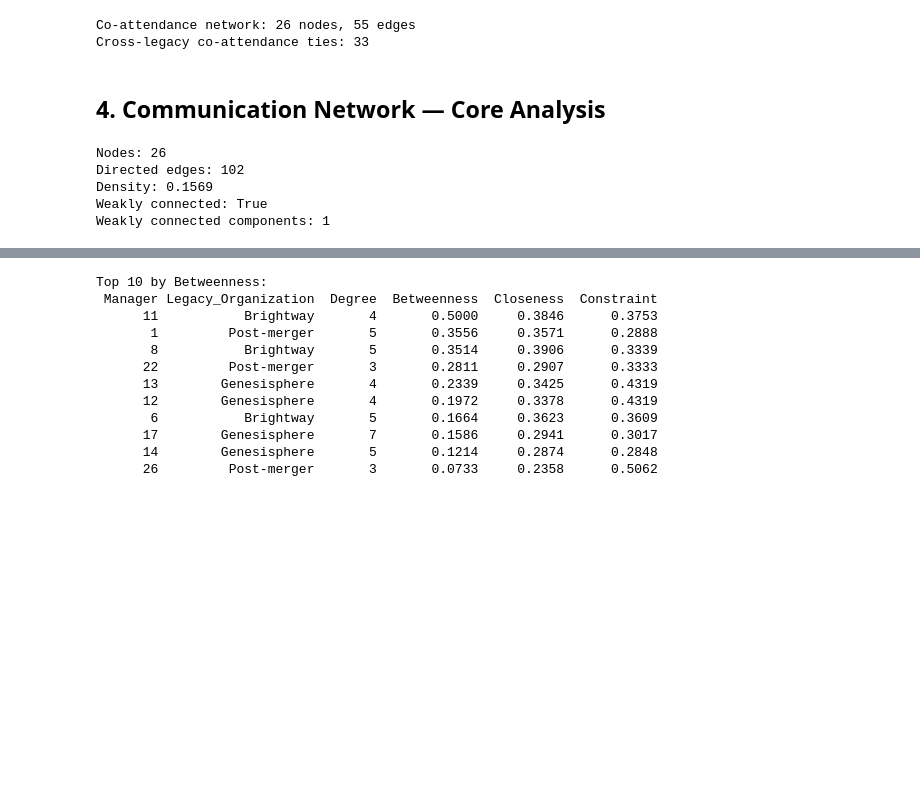
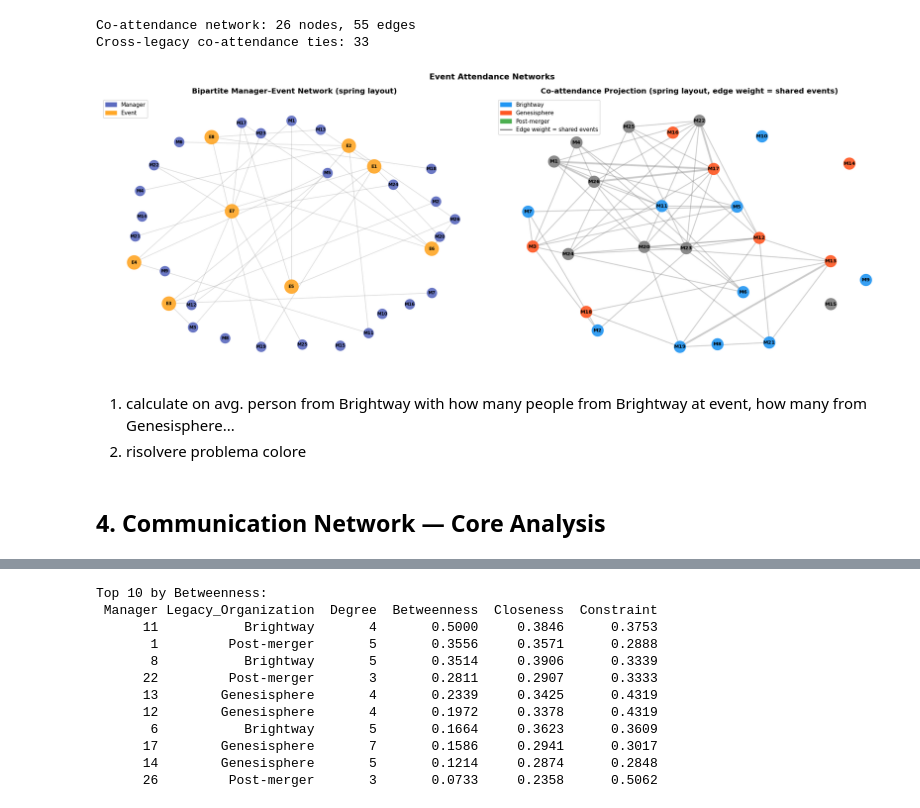
Before and after one commit to shortstax23/assignment_sno, a Jupyter notebook: analysis.ipynb, the cells around one changed output, grey strips where cells are left out. Saved outputs shown, nothing was run; the diff lists cells and outputs as text; code cells hidden in the pictures; blank space fills up the shorter version.

```diff
--- a/analysis.ipynb
+++ b/analysis.ipynb
@@ -226,49 +227,38 @@ nx.draw_networkx_nodes(B, pos_B, node_color=node_colors_B, node_size=node_sizes_
                        alpha=0.9, ax=axes[0])
 nx.draw_networkx_labels(B, pos_B, font_size=7, font_weight='bold', ax=axes[0])
 axes[0].legend(handles=[
     mpatches.Patch(color='#5C6BC0', label='Manager'),
     mpatches.Patch(color='#FFA726', label='Event'),
 ], loc='upper left', fontsize=9)
 axes[0].set_title('Bipartite Manager–Event Network (spring layout)', fontweight='bold')
 axes[0].axis('off')
 
 # Co-attendance projection
 pos_co = nx.spring_layout(co_attend, seed=42, k=2.0)
 edge_weights = [co_attend[u][v]['weight'] for u, v in co_attend.edges()]
 node_colors_co = [node_color(int(n[1:])) for n in co_attend.nodes()]
 nx.draw_networkx_edges(co_attend, pos_co, width=[w * 1.5 for w in edge_weights],
                        alpha=0.4, edge_color='grey', ax=axes[1])
 nx.draw_networkx_nodes(co_attend, pos_co, node_color=node_colors_co, node_size=350,
                        alpha=0.9, ax=axes[1])
 nx.draw_networkx_labels(co_attend, pos_co, font_size=8, font_weight='bold', ax=axes[1])
 axes[1].legend(handles=[
     mpatches.Patch(color='#2196F3', label='Brightway'),
     mpatches.Patch(color='#FF5722', label='Genesisphere'),
-    mpatches.Patch(color='#4CAF50', label='Post-merger hire'),
+    mpatches.Patch(color='#4CAF50', label='Post-merger'),
     Line2D([0],[0], color='grey', linewidth=2, label='Edge weight = shared events'),
 ], loc='upper left', fontsize=9)
 axes[1].set_title('Co-attendance Projection (spring layout, edge weight = shared events)',
                   fontweight='bold')
 axes[1].axis('off')
 
 plt.tight_layout()
 plt.savefig('bipartite_coattendance.png', bbox_inches='tight')
 plt.show()
+# %% [output]
+[figure, added]
+# %% [markdown]
+1. calculate on avg. person from Brightway with how many people from Brightway at event, how many from Genesisphere...
+2. risolvere problema colore
 # %% [markdown]
 ## 4. Communication Network — Core Analysis
-# %%
-G_dir = nx.from_pandas_edgelist(edges, source='Source', target='Target',
-                                create_using=nx.DiGraph())
-G = G_dir.to_undirected()
-
-print(f'Nodes: {G_dir.number_of_nodes()}')
-print(f'Directed edges: {G_dir.number_of_edges()}')
-print(f'Density: {nx.density(G_dir):.4f}')
-print(f'Weakly connected: {nx.is_weakly_connected(G_dir)}')
-print(f'Weakly connected components: {nx.number_weakly_connected_components(G_dir)}')
-# %% [output]
-Nodes: 26
-Directed edges: 102
-Density: 0.1569
-Weakly connected: True
-Weakly connected components: 1
```
Also changed, not shown: parts of 7 cells of this notebook, 7 other files.
